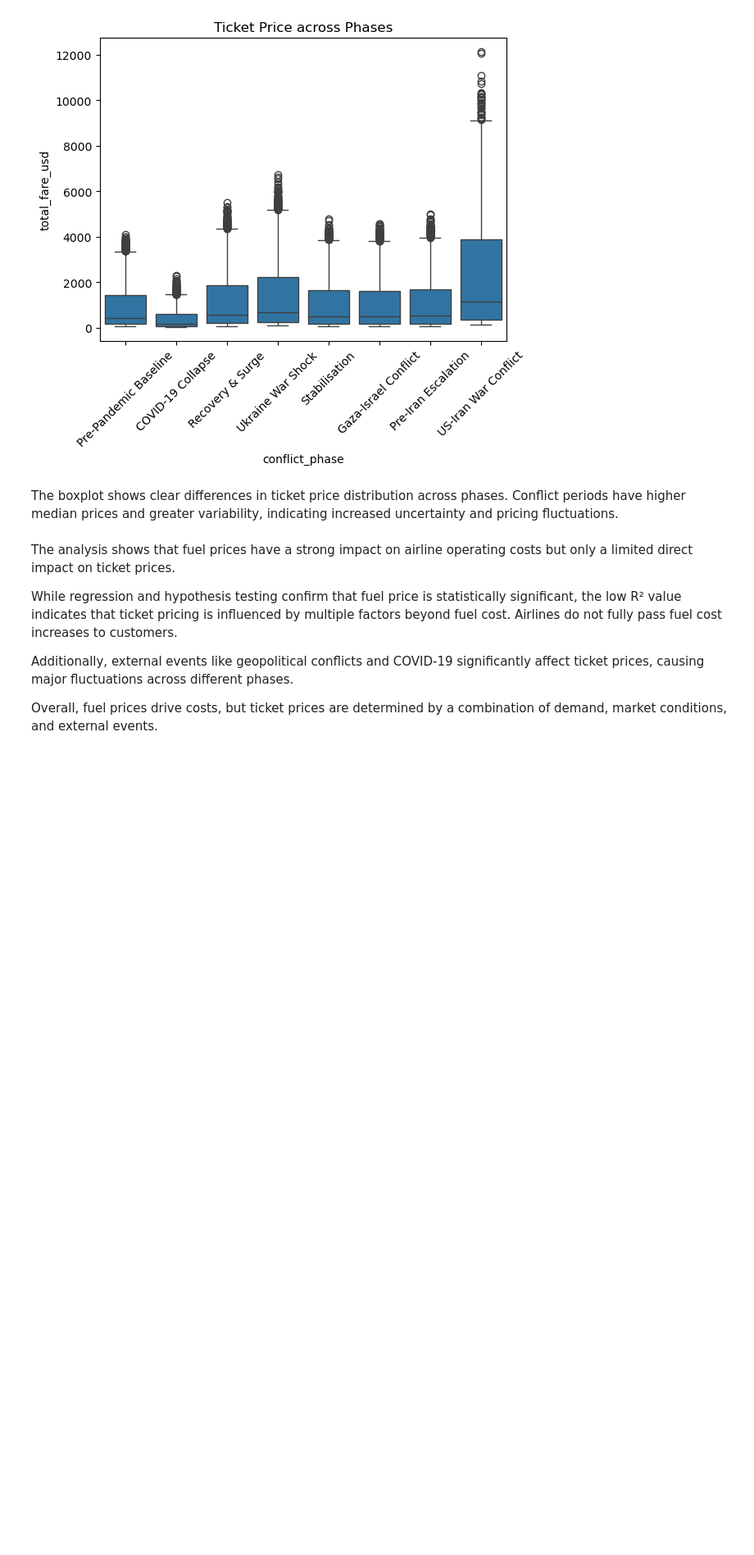
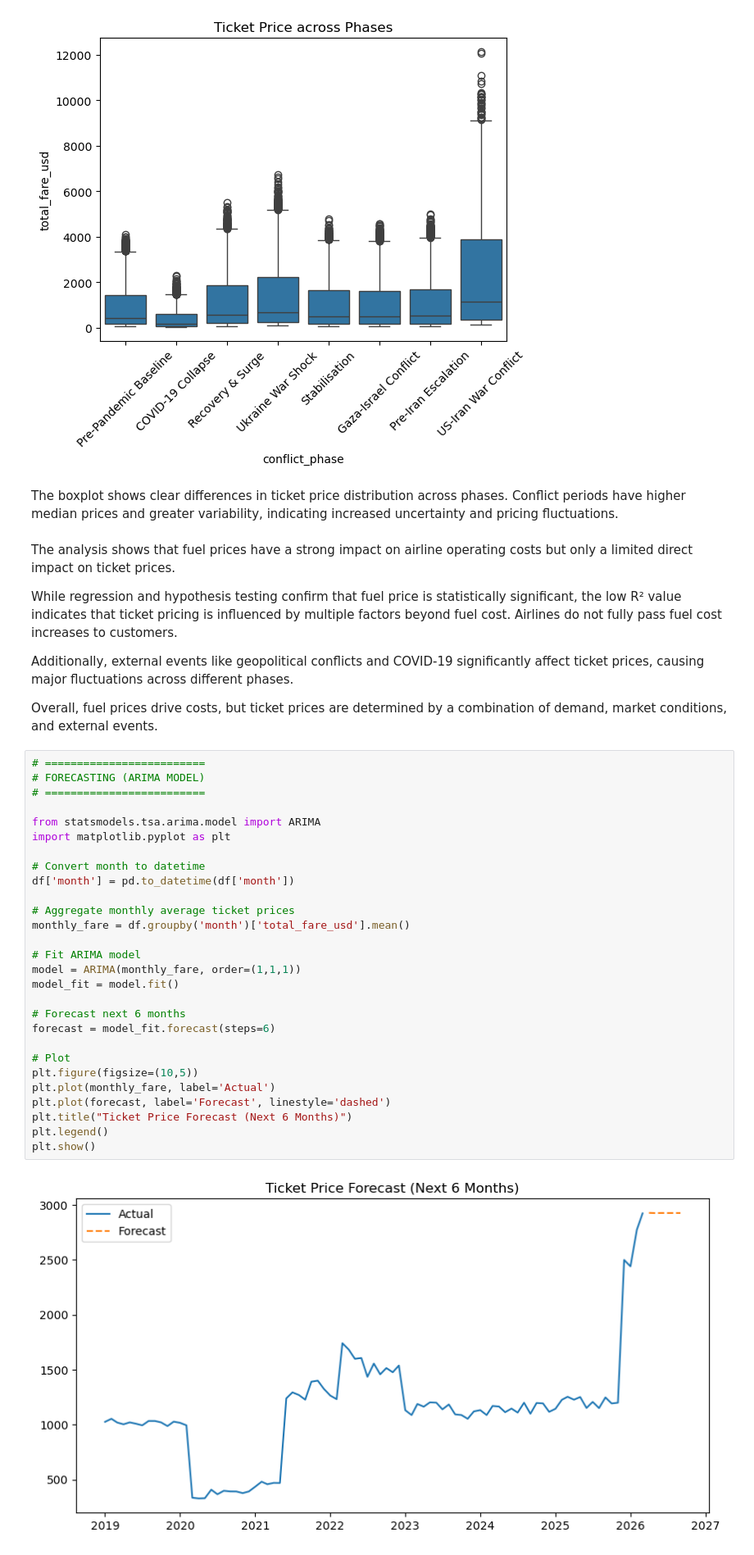
Before and after one commit to Algoastronaut/C_G18_AirlineTicketPricesVsFuelCostsAnalysis, a Jupyter notebook: notebooks/04_statistical_analysis.ipynb, the cells around one changed output. Shown at 82% size. Cells and saved outputs as stored; diff of their text form; blank space fills up the shorter version.

Commit message:
added clustering and forecasting

```diff
--- a/notebooks/04_statistical_analysis.ipynb
+++ b/notebooks/04_statistical_analysis.ipynb
@@ -230,3 +230,33 @@ While regression and hypothesis testing confirm that fuel price is statistically
 Additionally, external events like geopolitical conflicts and COVID-19 significantly affect ticket prices, causing major fluctuations across different phases.
 
 Overall, fuel prices drive costs, but ticket prices are determined by a combination of demand, market conditions, and external events.
+# %%
+# =========================
+# FORECASTING (ARIMA MODEL)
+# =========================
+
+from statsmodels.tsa.arima.model import ARIMA
+import matplotlib.pyplot as plt
+
+# Convert month to datetime
+df['month'] = pd.to_datetime(df['month'])
+
+# Aggregate monthly average ticket prices
+monthly_fare = df.groupby('month')['total_fare_usd'].mean()
+
+# Fit ARIMA model
+model = ARIMA(monthly_fare, order=(1,1,1))
+model_fit = model.fit()
+
+# Forecast next 6 months
+forecast = model_fit.forecast(steps=6)
+
+# Plot
+plt.figure(figsize=(10,5))
+plt.plot(monthly_fare, label='Actual')
+plt.plot(forecast, label='Forecast', linestyle='dashed')
+plt.title("Ticket Price Forecast (Next 6 Months)")
+plt.legend()
+plt.show()
+# %% [output]
+[figure, added]
```
Also changed, not shown: parts of 2 cells of this notebook, 1 other file.
